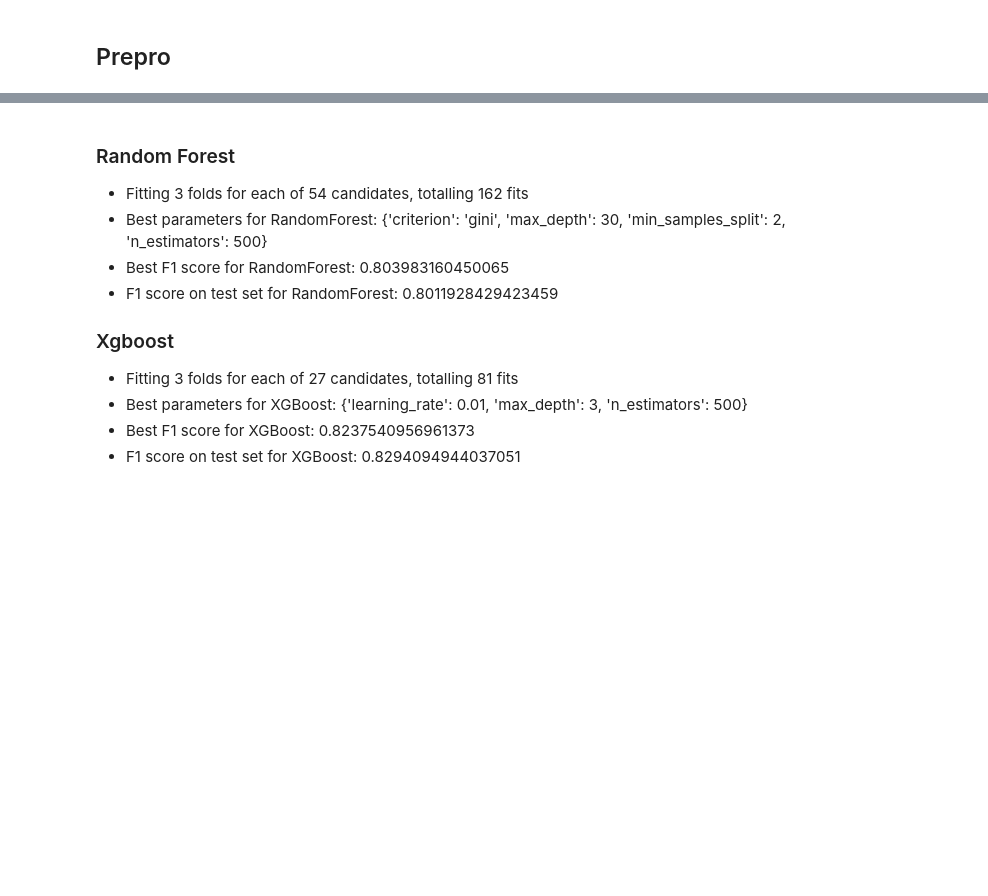
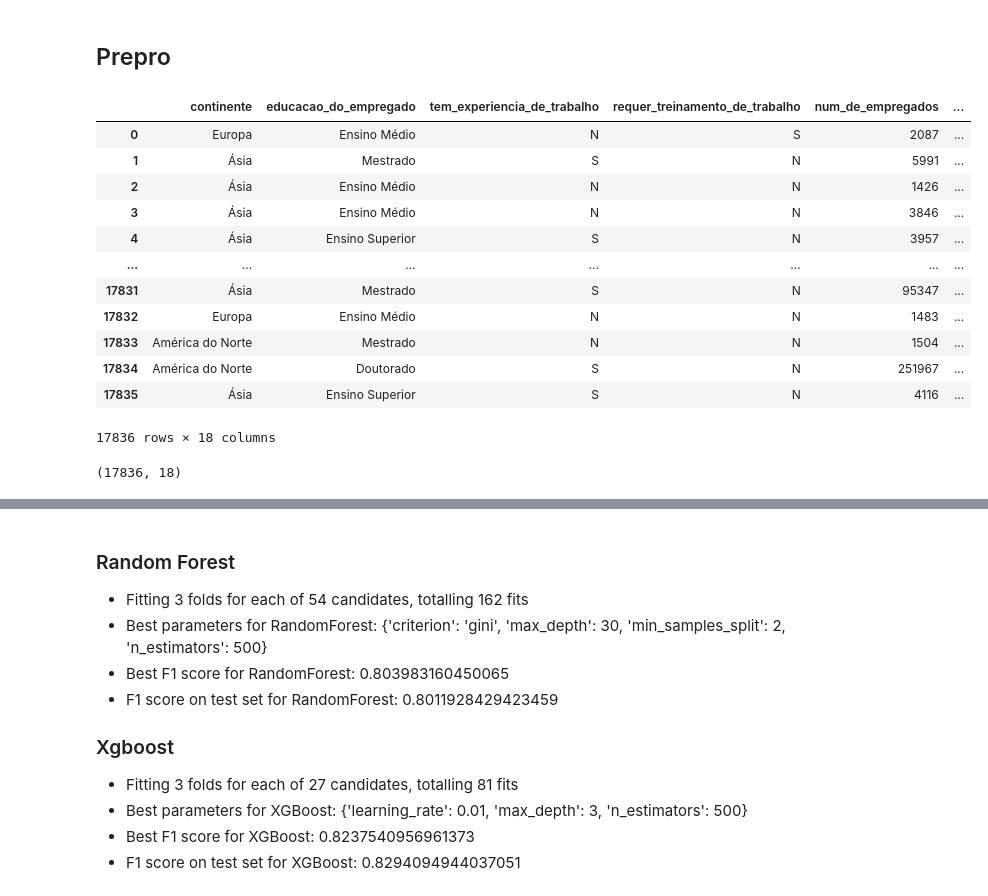
Before and after one commit to Reyso/olympiad_studens, a Jupyter notebook: sub7-Copy2.ipynb, the cells around one changed output, grey strips where cells are left out. Saved outputs shown, nothing was run; the diff lists cells and outputs as text; code cells hidden in the pictures; blank space fills up the shorter version.

```diff
--- a/sub7-Copy2.ipynb
+++ b/sub7-Copy2.ipynb
@@ -69,6 +76,30 @@ def custom_features(df):
     df_out.loc[(df_out['tem_experiencia_de_trabalho'] == 'N') & (df_out['requer_treinamento_de_trabalho'] == 'S'), 'cat_experiencia'] = '3'
     df_out.loc[(df_out['tem_experiencia_de_trabalho'] == 'N') & (df_out['requer_treinamento_de_trabalho'] == 'N'), 'cat_experiencia'] = '4'
 
+
+    # Alterando a coluna Salario prevcalencente e unidade de salaio
+
+    df_out.loc[df_out['unidade_de_salario'] == 'Hora', 'salario_prevalecente'] *= 2080
+    df_out.loc[df_out['unidade_de_salario'] == 'Semana', 'salario_prevalecente'] *= 52
+    df_out.loc[df_out['unidade_de_salario'] == 'Mes', 'salario_prevalecente'] *= 12
+    df_out.loc[df_out['unidade_de_salario'] == 'Ano', 'salario_prevalecente'] *= 1
+    df_out['salario_anual'] = df_out['salario_prevalecente']
+
+
+    # posição em tempo integral
+
+    df_out['posicao_em_tempo_integral'] = df_out['posicao_em_tempo_integral'].map({'S': 1, 'N': 0})
+    df_out['efeito_salario_emprego'] = df_out['salario_anual'] * df_out['posicao_em_tempo_integral']
+
+
+    # qualificaçã do trabalho
+
+    df_out['qualificado_trabalho'] = df_out['educacao_do_empregado'] + df_out['tem_experiencia_de_trabalho']
+
+    # relação salario/empregado
+    df_out['salario_em_relacao_ao_num_de_empregados'] = df_out['salario_prevalecente'] / df_out['num_de_empregados']
+
+
     return df_out
 # %% [markdown]
 ## Data
@@ -132,6 +172,26 @@ y = df['status_do_caso']
 df['ano_de_estabelecimento'] = np.log1p(df['ano_de_estabelecimento'])
 # %% [markdown]
 ## Prepro
+# %%
+custom_features(df)
+# %% [output]
+|  | continente | educacao_do_empregado | tem_experiencia_de_trabalho | requer_treinamento_de_trabalho | num_de_empregados | ... |
+| 0 | Europa | Ensino Médio | N | S | 2087 | ... |
+| 1 | Ásia | Mestrado | S | N | 5991 | ... |
+| 2 | Ásia | Ensino Médio | N | N | 1426 | ... |
+| 3 | Ásia | Ensino Médio | N | N | 3846 | ... |
+| 4 | Ásia | Ensino Superior | S | N | 3957 | ... |
+| ... | ... | ... | ... | ... | ... | ... |
+| 17831 | Ásia | Mestrado | S | N | 95347 | ... |
+| 17832 | Europa | Ensino Médio | N | N | 1483 | ... |
+| 17833 | América do Norte | Mestrado | N | N | 1504 | ... |
+| 17834 | América do Norte | Doutorado | S | N | 251967 | ... |
+| 17835 | Ásia | Ensino Superior | S | N | 4116 | ... |
+17836 rows × 18 columns
+# %%
+custom_features(df).shape
+# %% [output]
+(17836, 18)
 # %%
 feature_engineering_transformer = FunctionTransformer(custom_features)
 # %%
```
Also changed, not shown: parts of 19 cells of this notebook, 1 other file.
